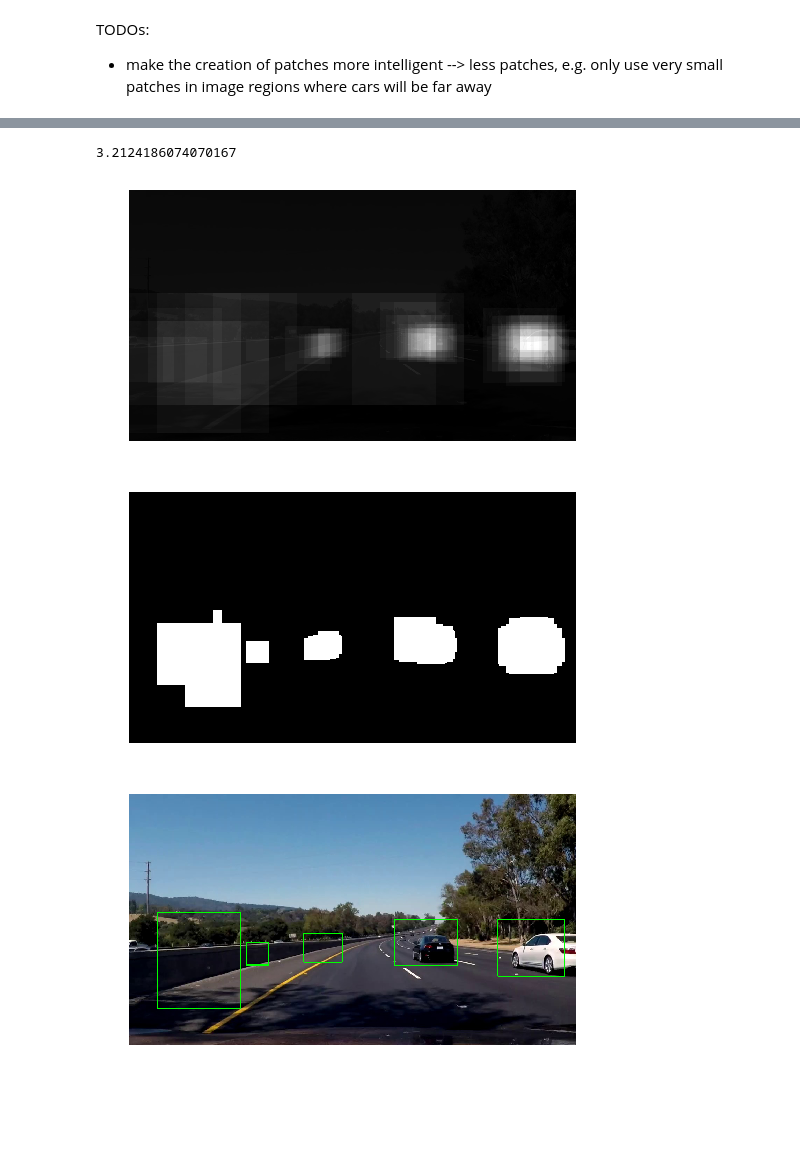
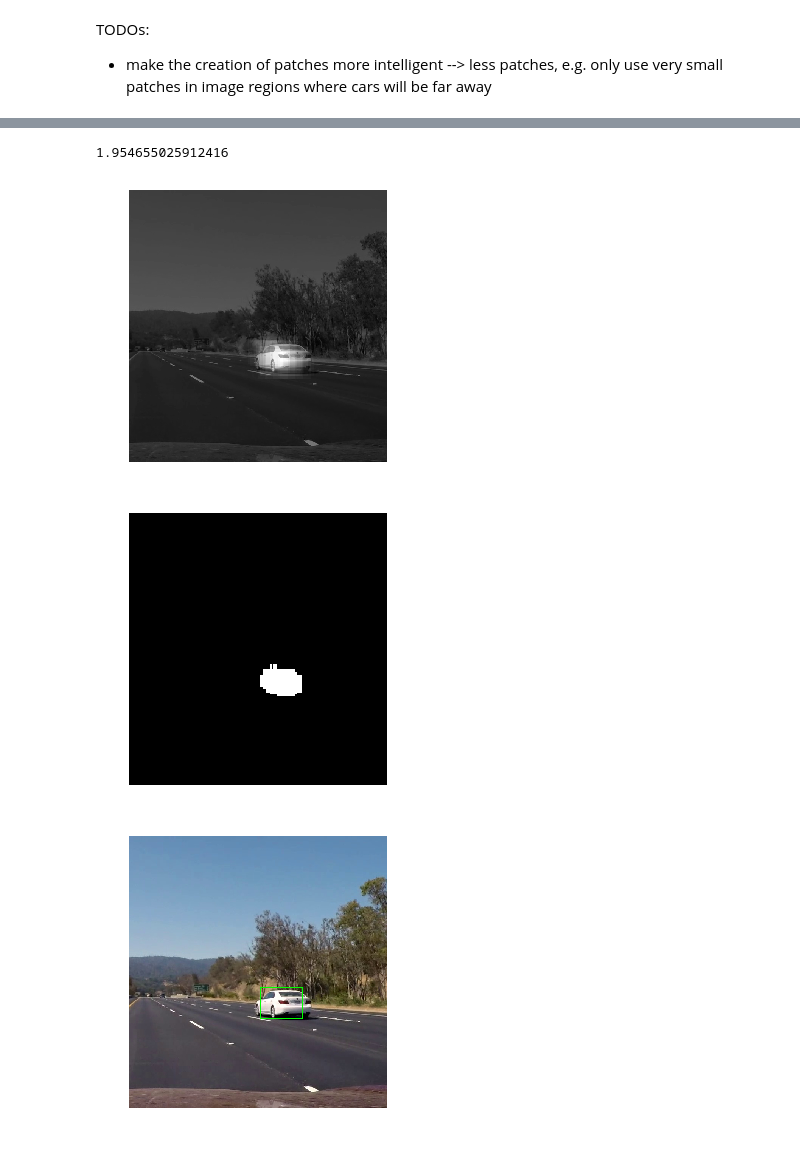
Before and after one commit to Corni33/CarND_P5_VehicleDetection, a Jupyter notebook: vehicle_detection.ipynb, the cells around one changed output, grey strips where cells are left out. Saved outputs shown, nothing was run; the diff lists cells and outputs as text; code cells hidden in the pictures; blank space fills up the shorter version.

```diff
--- a/vehicle_detection.ipynb
+++ b/vehicle_detection.ipynb
@@ -295,8 +305,9 @@ def draw_patches(img_input, patches):
 
 def get_patches(img, stride):
 
-    cells_per_patch = 8 # same number as for training the classifier
-    num_hist_cells = 3
+    # BAD description of variable
+    cells_per_patch = 4 # 8 # same number as for training the classifier
+    pix_per_cell = 16
 
     stride_x = stride # stride of 4 = 50% overlap
     stride_y = stride # stride of 4 = 50% overlap
@@ -309,7 +320,6 @@ def get_patches(img, stride):
 
     img_patches = []
     hog_patches = []
-    hist_patches = []
 
     px = start_x
     py = start_y
@@ -322,15 +332,10 @@ def get_patches(img, stride):
         while qy < end_y:
 
             img_patches.append((px, py, qx, qy))
-            hog_patches.append((int(1.0*px/cells_per_patch),
-                                int(1.0*py/cells_per_patch),
-                                int(1.0*qx/cells_per_patch),
-                                int(1.0*qy/cells_per_patch)))
-            hist_patches.append((int(1.0*px/num_hist_cells),
-                                int(1.0*py/num_hist_cells),
-                                int(1.0*qx/num_hist_cells),
-                                int(1.0*qy/num_hist_cells)))
-
+            hog_patches.append((int(1.0*px/pix_per_cell), # .../cells_per_patch
+                                int(1.0*py/pix_per_cell),
+                                int(1.0*qx/pix_per_cell),
+                                int(1.0*qy/pix_per_cell)))
 
             py += stride_y*pix_per_cell
             qy = py + pix_per_cell*cells_per_patch
@@ -370,13 +375,13 @@ class DetectionLevel:
 
 
 detection_levels = []
-detection_levels.append(DetectionLevel((0.25, 0.75), (0.55, 0.7), 1.0, 2))
-detection_levels.append(DetectionLevel((0.2, 0.8), (0.55, 0.7), 0.9, 2))
-detection_levels.append(DetectionLevel((0, 1), (0.5, 0.7), 0.8, 2))
-detection_levels.append(DetectionLevel((0, 1), (0.5, 0.7), 0.6, 2))
-detection_levels.append(DetectionLevel((0, 1), (0.5, 0.8), 0.5, 2))
-detection_levels.append(DetectionLevel((0, 1), (0.45, 0.8), 0.4, 2))
-detection_levels.append(DetectionLevel((0, 1), (0.4, 0.8), 0.3, 2))
+detection_levels.append(DetectionLevel((0.25, 0.75), (0.55, 0.7), 1.0, 1))
+detection_levels.append(DetectionLevel((0, 1), (0.55, 0.7), 0.9, 1))
+detection_levels.append(DetectionLevel((0, 1), (0.5, 0.7), 0.8, 1))
+detection_levels.append(DetectionLevel((0, 1), (0.5, 0.7), 0.6, 1))
+detection_levels.append(DetectionLevel((0, 1), (0.5, 0.8), 0.5, 1))
+detection_levels.append(DetectionLevel((0, 1), (0.45, 0.8), 0.4, 1))
+detection_levels.append(DetectionLevel((0, 1), (0.4, 0.8), 0.3, 1))
 detection_levels.append(DetectionLevel((0, 1), (0.3, 1), 0.2, 2))
 
 
@@ -419,6 +424,7 @@ def get_sliding_window_features(img_orig):
             #feature_vec_combined = normalize_vec(np.concatenate((hist_feature_vec, hog_vec_0, hog_vec_1, hog_vec_2)))
 
             pred = int(classifier.predict(feature_vec_combined.reshape(1, -1)))
+            # decision_function()
 
             if pred == 1:
                 #print('vehicle detected, scaling_factor = {}'.format(level.scaling_factor))
@@ -439,43 +445,43 @@ def get_sliding_window_features(img_orig):
 import time
 
 #img = cv2.imread('./test_images/test6.jpg')
-img = cv2.imread('./export.jpg')
+img = cv2.imread('./export2.jpg')
 
 t_start = time.clock()
 heat_map = get_sliding_window_features(img)
 print(time.clock()-t_start)
 # %% [output]
-3.2124186074070167
+1.954655025912416
 # %%
 from scipy.ndimage.measurements import label
-
+img = cv2.imread('./export2.jpg')
 def draw_rectangle(img, p1, p2):
     return cv2.rectangle(img, p1, p2, (0,255,0), 2)
 
 img_gray = convert_to_gray(img)
-res = cv2.addWeighted(img_gray.astype('float64'), 0.8, heat_map, 80.0, 0)
+res = cv2.addWeighted(img_gray.astype('float64'), 0.8, heat_map, 10.0, 0)
 
 plot_image(res)
 
 
 heat_map_thresh = np.zeros_like(heat_map)
-heat_map_thresh[heat_map >= 5] = 1
+heat_map_thresh[heat_map >= 10] = 1
 
 plot_image(heat_map_thresh)
 
 
 labeled_array, num_features = label(heat_map_thresh)
 
 for i in range(num_features):
     x_ind, y_ind = np.nonzero(labeled_array == i+1)
     #x_min = np.min(x_ind)
     #y_min = np.min(y_ind)
     #print(x_min, y_min)
     draw_rectangle(img, (np.min(y_ind), np.min(x_ind)), (np.max(y_ind), np.max(x_ind)))
 
 plot_image(img)
 # %% [output]
-[figure, old version]
+[figure, new version]
-[figure, old version]
+[figure, new version]
-[figure, old version]
+[figure, new version]
 # %%
```
Also changed, not shown: parts of 7 cells of this notebook.
